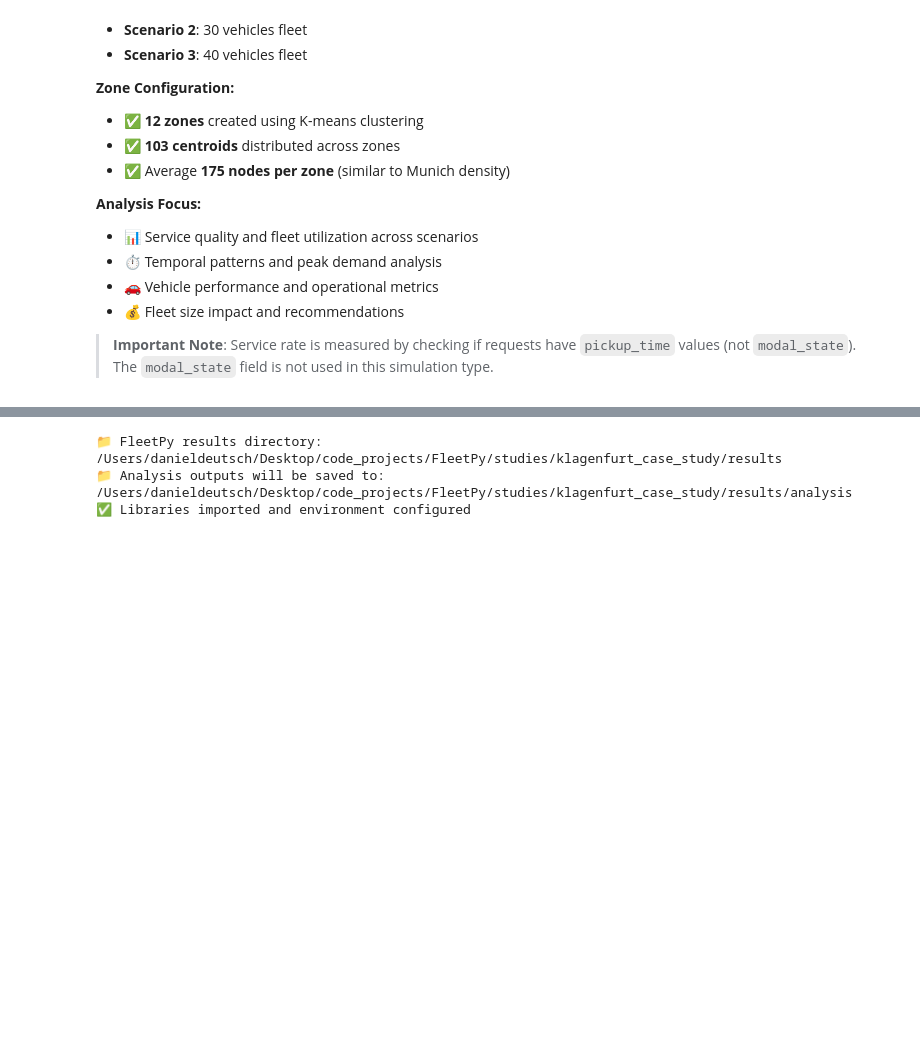
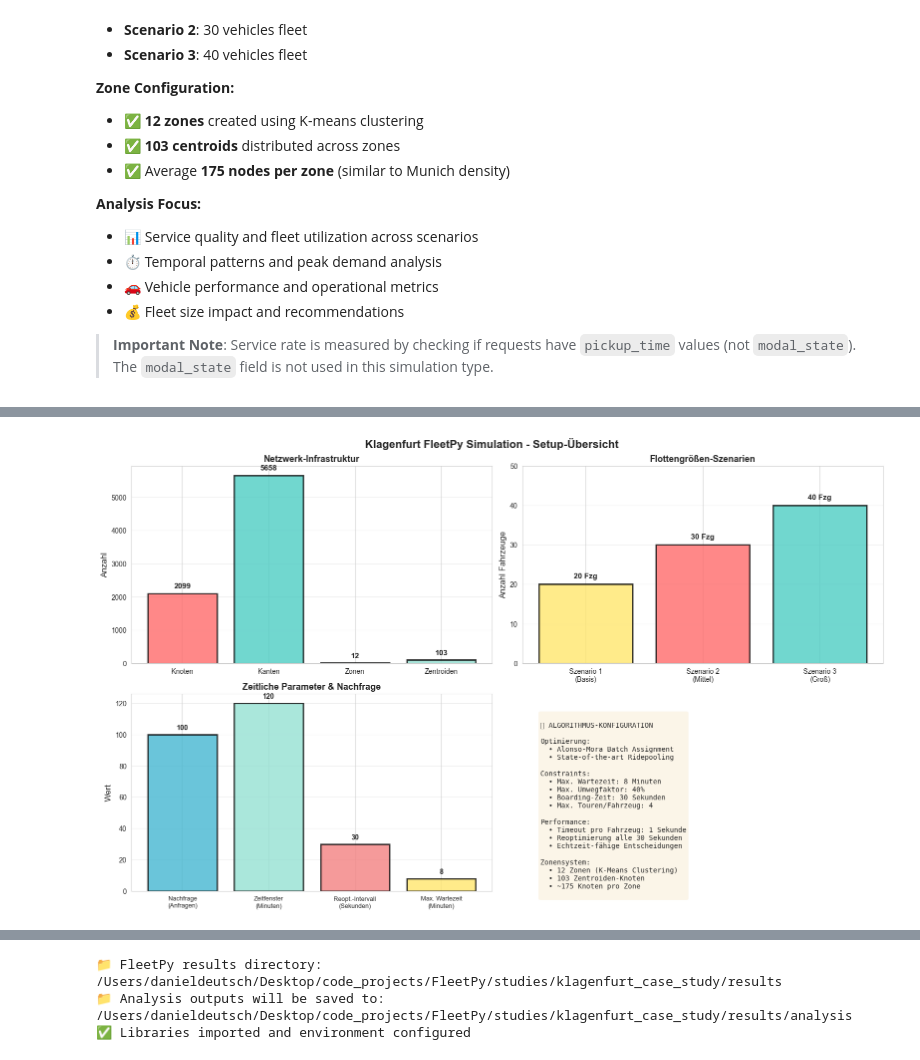
Before and after one commit to Createdd/fleet_hypothesistests, a Jupyter notebook: studies/klagenfurt_case_study/analysis/klagenfurt_analysis.ipynb, the cells around one changed output, grey strips where cells are left out. Saved outputs shown, nothing was run; the diff lists cells and outputs as text; code cells hidden in the pictures; blank space fills up the shorter version.

```diff
--- a/studies/klagenfurt_case_study/analysis/klagenfurt_analysis.ipynb
+++ b/studies/klagenfurt_case_study/analysis/klagenfurt_analysis.ipynb
@@ -24,0 +56,92 @@ This notebook analyzes the results from FleetPy simulations of different fleet s
+# %%
+# 📊 SETUP-PARAMETER VISUALISIERUNG
+
+import matplotlib.patches as mpatches
+
+fig, axes = plt.subplots(2, 2, figsize=(16, 10))
+fig.suptitle('Klagenfurt FleetPy Simulation - Setup-Übersicht', fontsize=16, fontweight='bold')
+
+# 1. Netzwerk-Statistiken
+ax1 = axes[0, 0]
+network_data = {
+    'Knoten': 2099,
+    'Kanten': 5658,
+    'Zonen': 12,
+    'Zentroiden': 103
+}
+bars1 = ax1.bar(network_data.keys(), network_data.values(),
+                color=['#FF6B6B', '#4ECDC4', '#45B7D1', '#95E1D3'], alpha=0.8, edgecolor='black', linewidth=2)
+ax1.set_ylabel('Anzahl', fontsize=12)
+ax1.set_title('Netzwerk-Infrastruktur', fontsize=13, fontweight='bold')
+ax1.grid(axis='y', alpha=0.3)
+for i, (key, value) in enumerate(network_data.items()):
+    ax1.text(i, value + 150, f'{value}', ha='center', fontsize=11, fontweight='bold')
+
+# 2. Flottengrößen pro Szenario
+ax2 = axes[0, 1]
+scenarios = ['Szenario 1\n(Basis)', 'Szenario 2\n(Mittel)', 'Szenario 3\n(Groß)']
+fleet_sizes = [20, 30, 40]
+colors = ['#FFE66D', '#FF6B6B', '#4ECDC4']
+bars2 = ax2.bar(scenarios, fleet_sizes, color=colors, alpha=0.8, edgecolor='black', linewidth=2)
+ax2.set_ylabel('Anzahl Fahrzeuge', fontsize=12)
+ax2.set_title('Flottengrößen-Szenarien', fontsize=13, fontweight='bold')
+ax2.set_ylim(0, 50)
+ax2.grid(axis='y', alpha=0.3)
+for i, (scenario, size) in enumerate(zip(scenarios, fleet_sizes)):
+    ax2.text(i, size + 1.5, f'{size} Fzg', ha='center', fontsize=11, fontweight='bold')
+
+# 3. Zeitfenster und Nachfrage
+ax3 = axes[1, 0]
+time_params = {
+    'Nachfrage\n(Anfragen)': 100,
+    'Zeitfenster\n(Minuten)': 120,
+    'Reopt.-Intervall\n(Sekunden)': 30,
+    'Max. Wartezeit\n(Minuten)': 8
+}
+bars3 = ax3.bar(range(len(time_params)), time_params.values(),
+                color=['#45B7D1', '#95E1D3', '#F38181', '#FFE66D'], alpha=0.8, edgecolor='black', linewidth=2)
+ax3.set_xticks(range(len(time_params)))
+ax3.set_xticklabels(time_params.keys(), fontsize=9)
+ax3.set_ylabel('Wert', fontsize=12)
+ax3.set_title('Zeitliche Parameter & Nachfrage', fontsize=13, fontweight='bold')
+ax3.grid(axis='y', alpha=0.3)
+for i, (key, value) in enumerate(time_params.items()):
+    ax3.text(i, value + 3, f'{value}', ha='center', fontsize=10, fontweight='bold')
+
+# 4. Algorithmus-Konfiguration (Text-Übersicht)
+ax4 = axes[1, 1]
+ax4.axis('off')
+ax4.set_xlim(0, 10)
+ax4.set_ylim(0, 10)
+
+config_text = """
+🧮 ALGORITHMUS-KONFIGURATION
+
+Optimierung:
+  • Alonso-Mora Batch Assignment
+  • State-of-the-art Ridepooling
+
+Constraints:
+  • Max. Wartezeit: 8 Minuten
+  • Max. Umwegfaktor: 40%
+  • Boarding-Zeit: 30 Sekunden
+  • Max. Touren/Fahrzeug: 4
+
+Performance:
+  • Timeout pro Fahrzeug: 1 Sekunde
+  • Reoptimierung alle 30 Sekunden
+  • Echtzeit-fähige Entscheidungen
+
+Zonensystem:
+  • 12 Zonen (K-Means Clustering)
+  • 103 Zentroiden-Knoten
+  • ~175 Knoten pro Zone
+"""
+
+ax4.text(0.5, 9, config_text, fontsize=10, family='monospace',
+         verticalalignment='top', bbox=dict(boxstyle='round', facecolor='wheat', alpha=0.3))
+
+plt.tight_layout()
+print("✅ Setup-Visualisierung erstellt")
+plt.show()
+# %% [output]
@@ -24,0 +149 @@ This notebook analyzes the results from FleetPy simulations of different fleet s
+[figure, added]
```
Also changed, not shown: parts of 7 cells of this notebook.
